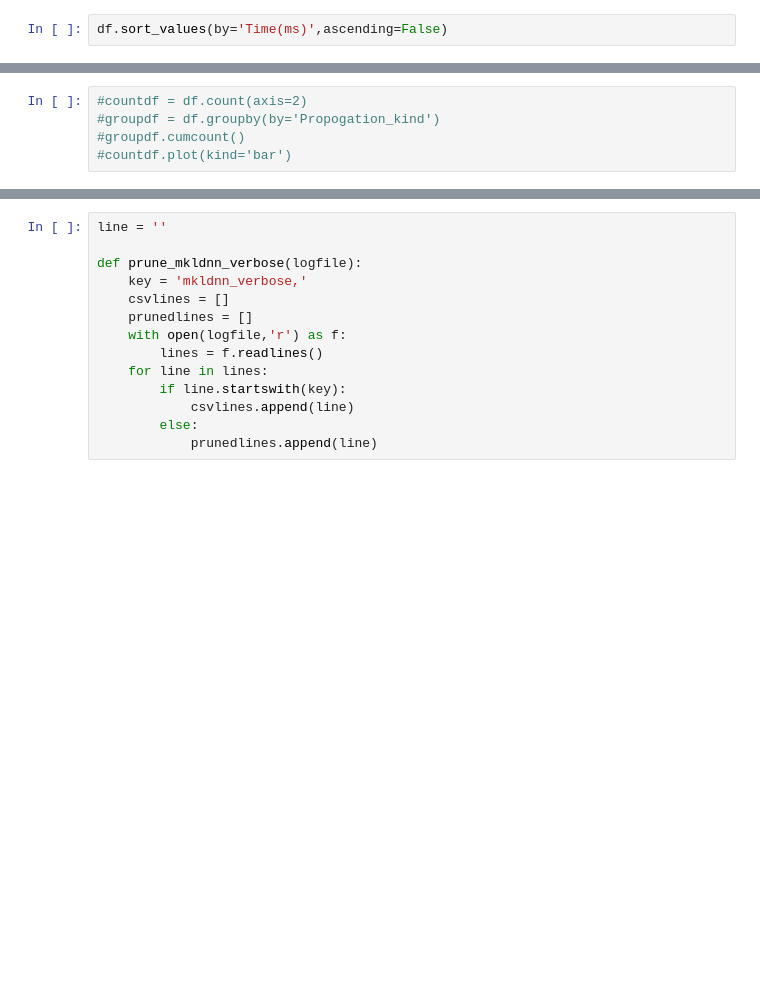
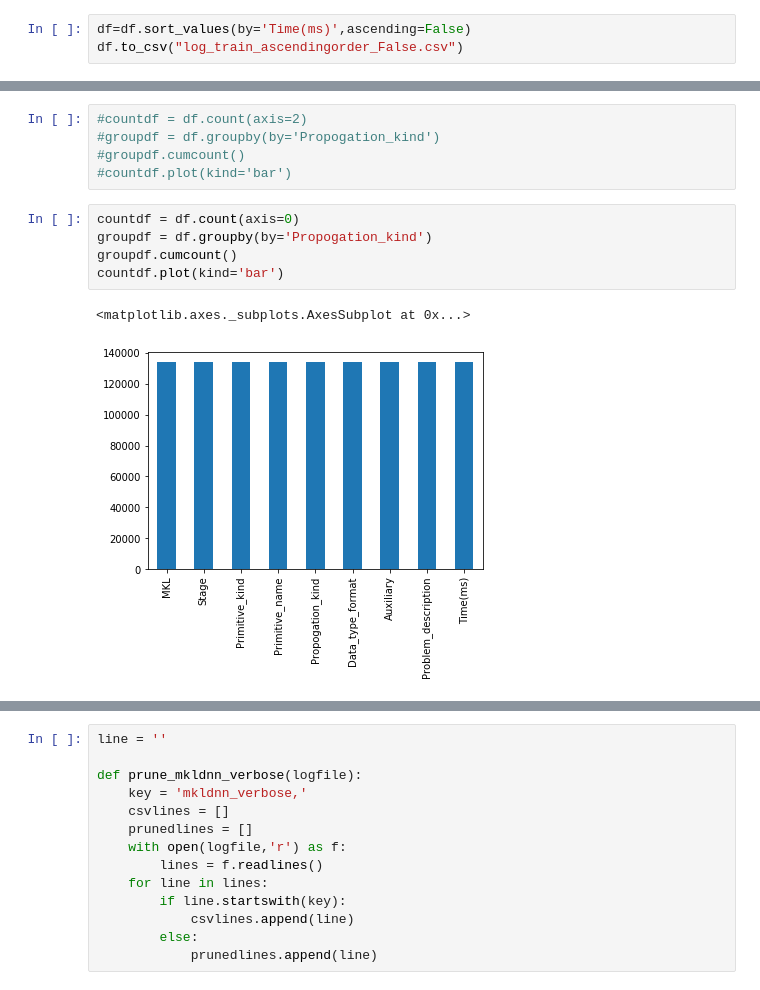
Before and after one commit to jupyter4hpc/ganymede, a Jupyter notebook: MKLDNN_Play/mkldnn_copy.ipynb, the cells around one changed output, grey strips where cells are left out. Drawn from its saved outputs; the diff is of its cells as text; blank space fills up the shorter version.

```diff
--- a/MKLDNN_Play/mkldnn_copy.ipynb
+++ b/MKLDNN_Play/mkldnn_copy.ipynb
@@ -48,4 +111,5 @@ df
 # %%
 df.to_csv("log_train_headers.csv")
 # %%
-df.sort_values(by='Time(ms)',ascending=False)
+df=df.sort_values(by='Time(ms)',ascending=False)
+df.to_csv("log_train_ascendingorder_False.csv")
@@ -131,3 +164,11 @@ plt.savefig('tf1.13_inference.png')
 #groupdf = df.groupby(by='Propogation_kind')
 #groupdf.cumcount()
 #countdf.plot(kind='bar')
+# %%
+countdf = df.count(axis=0)
+groupdf = df.groupby(by='Propogation_kind')
+groupdf.cumcount()
+countdf.plot(kind='bar')
+# %% [output]
+<matplotlib.axes._subplots.AxesSubplot at 0x...>
+[figure, added]
```
Also changed, not shown: parts of 14 cells of this notebook, 5 other files.
